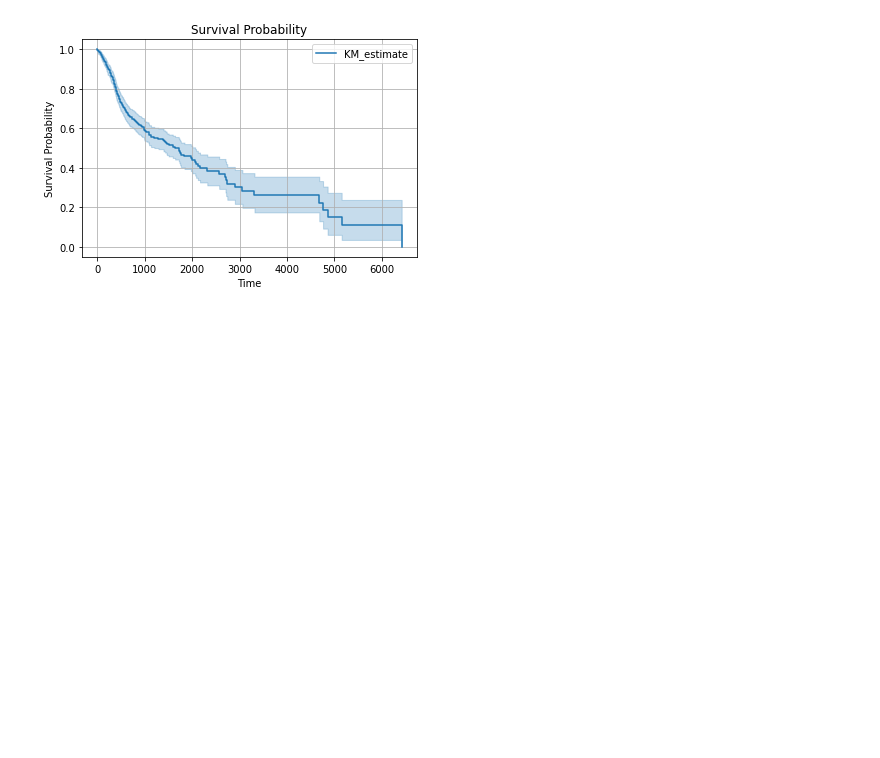
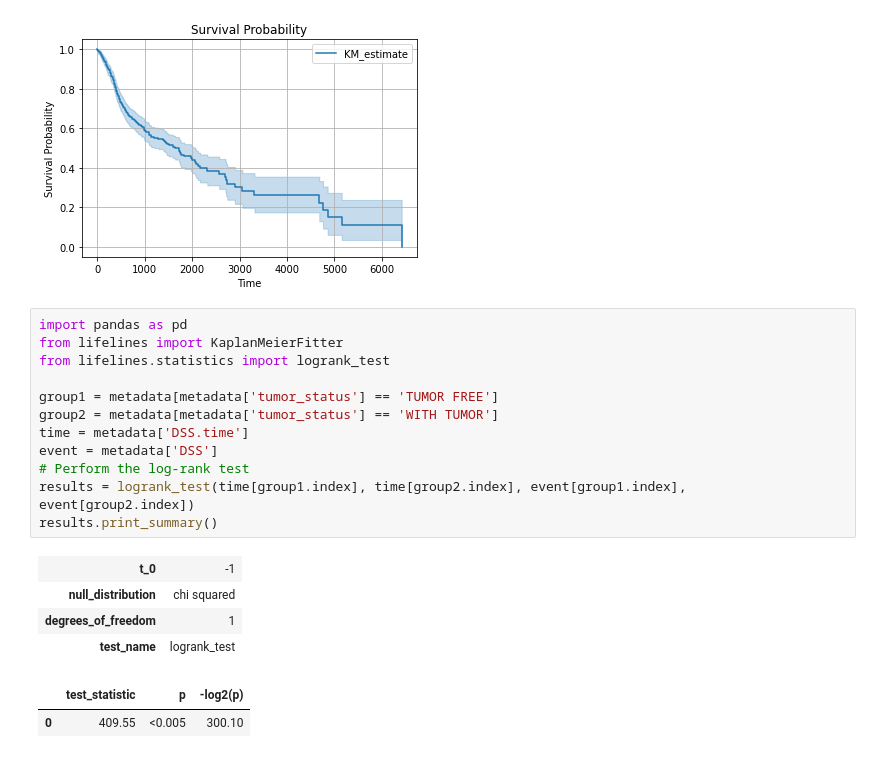
Before and after one commit to Enable72/ECE204-PROJECT4, a Jupyter notebook: project4.ipynb, the cells around one changed output. Cells and saved outputs as stored; diff of their text form; blank space fills up the shorter version.

```diff
--- a/project4.ipynb
+++ b/project4.ipynb
@@ -167,3 +167,22 @@ plt.grid(True)
 plt.show()
 # %% [output]
 [figure]
+# %%
+import pandas as pd
+from lifelines import KaplanMeierFitter
+from lifelines.statistics import logrank_test
+
+group1 = metadata[metadata['tumor_status'] == 'TUMOR FREE']
+group2 = metadata[metadata['tumor_status'] == 'WITH TUMOR']
+time = metadata['DSS.time']
+event = metadata['DSS']
+# Perform the log-rank test
+results = logrank_test(time[group1.index], time[group2.index], event[group1.index], event[group2.index])
+results.print_summary()
+# %% [output]
+| t_0 | -1 |
+| null_distribution | chi squared |
+| degrees_of_freedom | 1 |
+| test_name | logrank_test |
+|  | test_statistic | p | -log2(p) |
+| 0 | 409.55 | <0.005 | 300.10 |
```
Also changed, not shown: parts of 2 cells of this notebook.
